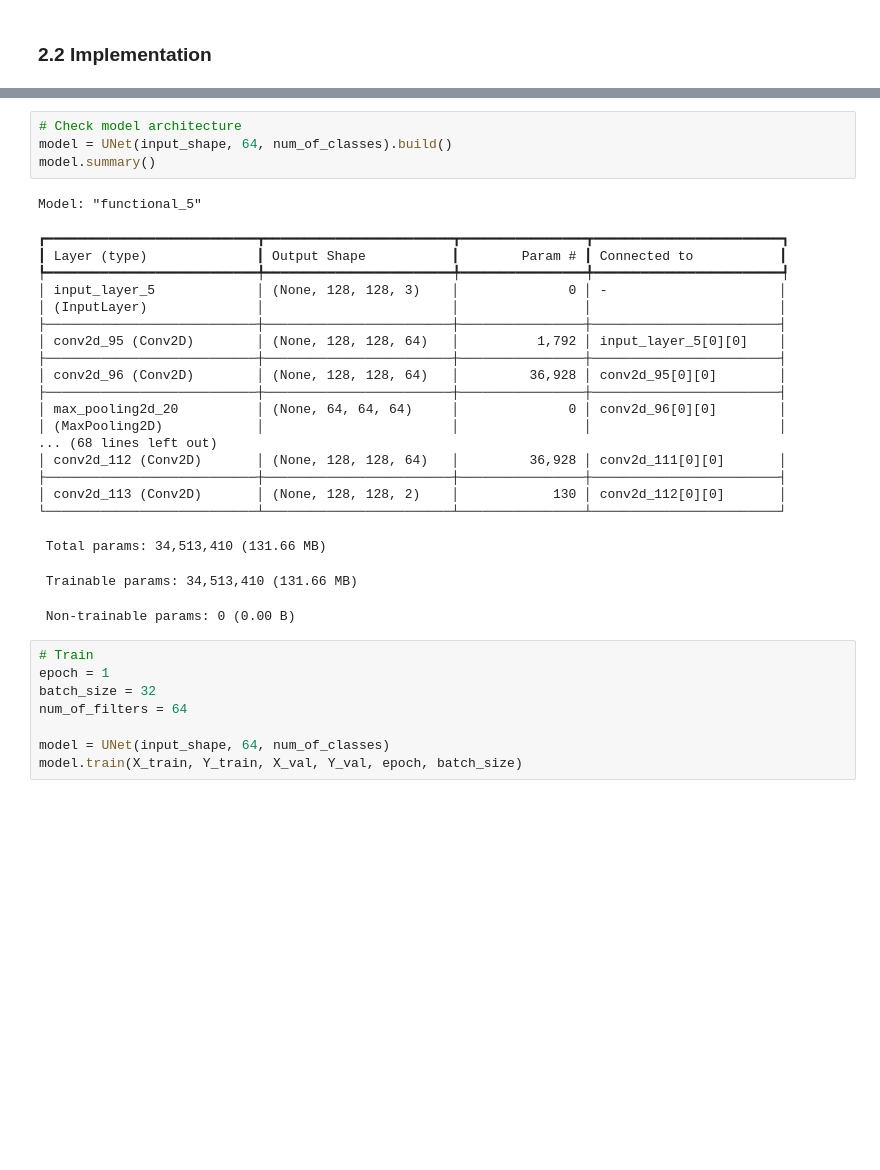
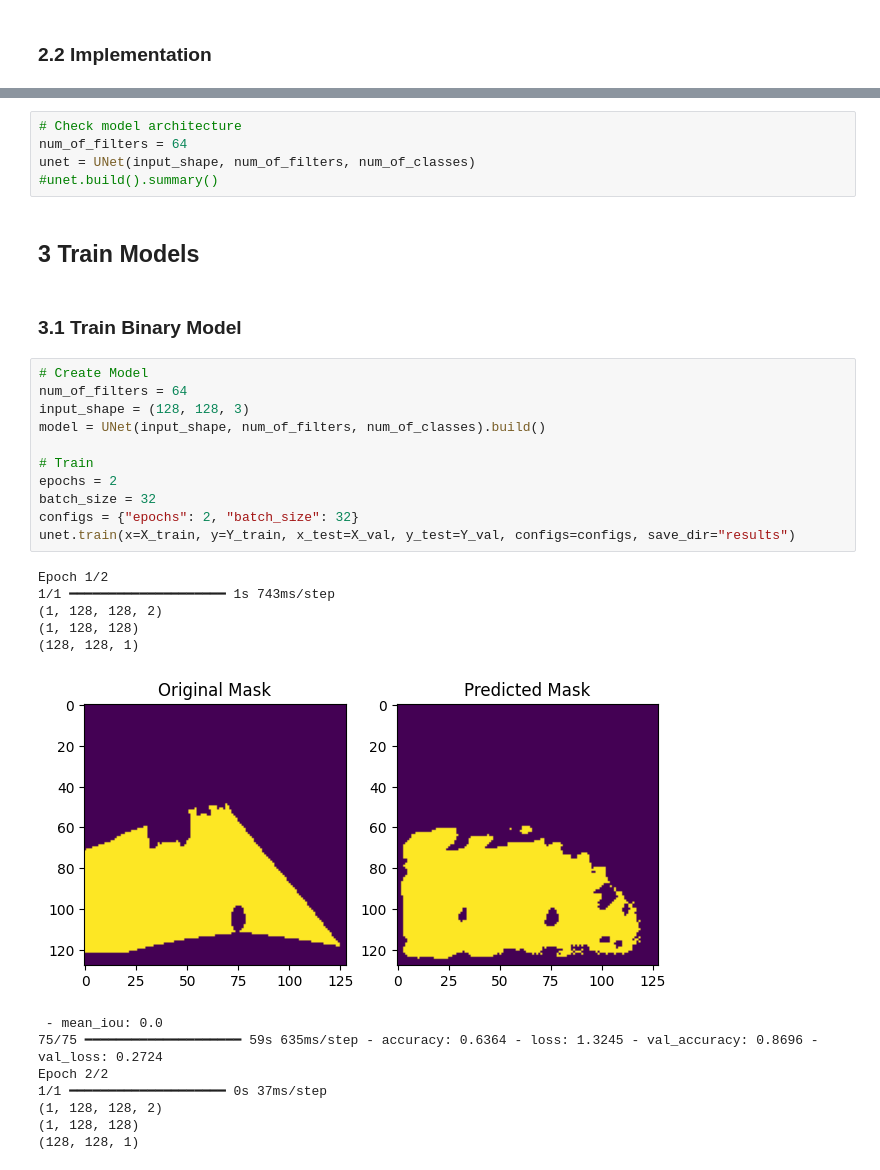
Before and after one commit to WeilongYE/unet-for-cityscapes-road-segmentation, a Jupyter notebook: unet_for_cityscapes_road_segmentation.ipynb, the cells around one changed output, grey strips where cells are left out. Saved outputs shown, nothing was run; the diff lists cells and outputs as text; blank space fills up the shorter version.

```diff
--- a/unet_for_cityscapes_road_segmentation.ipynb
+++ b/unet_for_cityscapes_road_segmentation.ipynb
@@ -573,34 +639,34 @@ class UNet:
 # %%
 # Check model architecture
-model = UNet(input_shape, 64, num_of_classes).build()
-model.summary()
+num_of_filters = 64
+unet = UNet(input_shape, num_of_filters, num_of_classes)
+#unet.build().summary()
-# %% [output]
-Model: "functional_5"
-┏━━━━━━━━━━━━━━━━━━━━━━━━━━━┳━━━━━━━━━━━━━━━━━━━━━━━━┳━━━━━━━━━━━━━━━━┳━━━━━━━━━━━━━━━━━━━━━━━━┓
-┃ Layer (type)              ┃ Output Shape           ┃        Param # ┃ Connected to           ┃
-┡━━━━━━━━━━━━━━━━━━━━━━━━━━━╇━━━━━━━━━━━━━━━━━━━━━━━━╇━━━━━━━━━━━━━━━━╇━━━━━━━━━━━━━━━━━━━━━━━━┩
-│ input_layer_5             │ (None, 128, 128, 3)    │              0 │ -                      │
-│ (InputLayer)              │                        │                │                        │
-├───────────────────────────┼────────────────────────┼────────────────┼────────────────────────┤
-│ conv2d_95 (Conv2D)        │ (None, 128, 128, 64)   │          1,792 │ input_layer_5[0][0]    │
-├───────────────────────────┼────────────────────────┼────────────────┼────────────────────────┤
-│ conv2d_96 (Conv2D)        │ (None, 128, 128, 64)   │         36,928 │ conv2d_95[0][0]        │
-├───────────────────────────┼────────────────────────┼────────────────┼────────────────────────┤
-│ max_pooling2d_20          │ (None, 64, 64, 64)     │              0 │ conv2d_96[0][0]        │
-│ (MaxPooling2D)            │                        │                │                        │
-... (68 lines left out)
-│ conv2d_112 (Conv2D)       │ (None, 128, 128, 64)   │         36,928 │ conv2d_111[0][0]       │
-├───────────────────────────┼────────────────────────┼────────────────┼────────────────────────┤
-│ conv2d_113 (Conv2D)       │ (None, 128, 128, 2)    │            130 │ conv2d_112[0][0]       │
-└───────────────────────────┴────────────────────────┴────────────────┴────────────────────────┘
- Total params: 34,513,410 (131.66 MB)
- Trainable params: 34,513,410 (131.66 MB)
- Non-trainable params: 0 (0.00 B)
-# %%
-# Train
-epoch = 1
-batch_size = 32
-num_of_filters = 64
-
-model = UNet(input_shape, 64, num_of_classes)
-model.train(X_train, Y_train, X_val, Y_val, epoch, batch_size)
+# %% [markdown]
+## 3 Train Models
+# %% [markdown]
+### 3.1 Train Binary Model
+# %%
+# Create Model
+num_of_filters = 64
+input_shape = (128, 128, 3)
+model = UNet(input_shape, num_of_filters, num_of_classes).build()
+
+# Train
+epochs = 2
+batch_size = 32
+configs = {"epochs": 2, "batch_size": 32}
+unet.train(x=X_train, y=Y_train, x_test=X_val, y_test=Y_val, configs=configs, save_dir="results")
+# %% [output]
+Epoch 1/2
+1/1 ━━━━━━━━━━━━━━━━━━━━ 1s 743ms/step
+(1, 128, 128, 2)
+(1, 128, 128)
+(128, 128, 1)
+[figure, added]
+ - mean_iou: 0.0
+75/75 ━━━━━━━━━━━━━━━━━━━━ 59s 635ms/step - accuracy: 0.6364 - loss: 1.3245 - val_accuracy: 0.8696 - val_loss: 0.2724
+Epoch 2/2
+1/1 ━━━━━━━━━━━━━━━━━━━━ 0s 37ms/step
+(1, 128, 128, 2)
+(1, 128, 128)
+(128, 128, 1)
```
Also changed, not shown: parts of 13 cells of this notebook.
